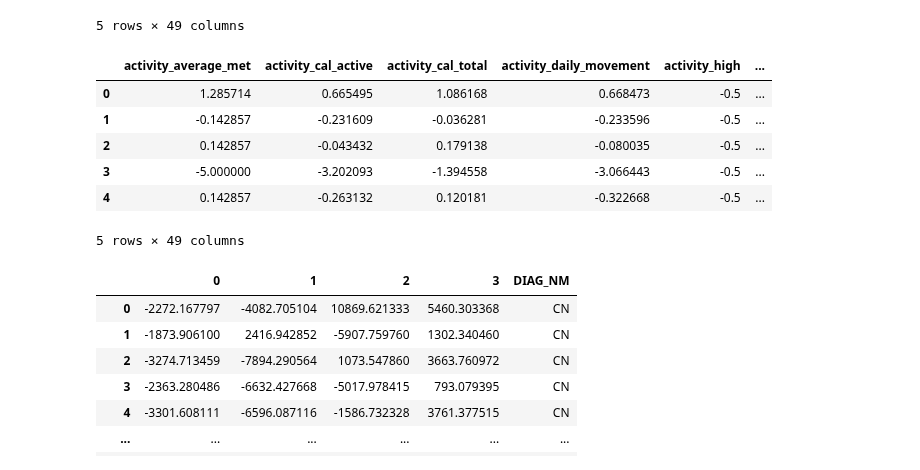
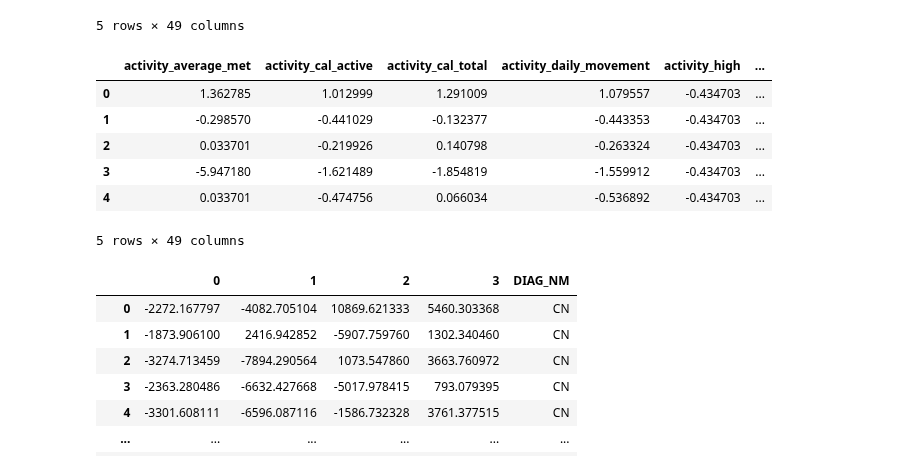
Before and after one commit to NumpyGonHey/Dementia_clf, a Jupyter notebook: dolphin/baseline_experiment.ipynb, the cells around one changed output. Drawn from its saved outputs; the diff is of its cells as text; code cells hidden in the pictures.

```diff
--- a/dolphin/baseline_experiment.ipynb
+++ b/dolphin/baseline_experiment.ipynb
@@ -238,19 +238,19 @@ processed_data.head()
 5 rows × 49 columns
 # %%
 # Scaling
-standardScaler = RobustScaler()
+standardScaler = StandardScaler()
 scaled_data = processed_data.iloc[:, :48].copy()
 scaled_data = pd.DataFrame(standardScaler.fit_transform(scaled_data), columns = scaled_data.columns)
 processed_data.iloc[:, :48]=scaled_data
 
 processed_data.head()
 # %% [output]
 |  | activity_average_met | activity_cal_active | activity_cal_total | activity_daily_movement | activity_high | ... |
-| 0 | 1.285714 | 0.665495 | 1.086168 | 0.668473 | -0.5 | ... |
-| 1 | -0.142857 | -0.231609 | -0.036281 | -0.233596 | -0.5 | ... |
-| 2 | 0.142857 | -0.043432 | 0.179138 | -0.080035 | -0.5 | ... |
-| 3 | -5.000000 | -3.202093 | -1.394558 | -3.066443 | -0.5 | ... |
-| 4 | 0.142857 | -0.263132 | 0.120181 | -0.322668 | -0.5 | ... |
+| 0 | 1.362785 | 1.012999 | 1.291009 | 1.079557 | -0.434703 | ... |
+| 1 | -0.298570 | -0.441029 | -0.132377 | -0.443353 | -0.434703 | ... |
+| 2 | 0.033701 | -0.219926 | 0.140798 | -0.263324 | -0.434703 | ... |
+| 3 | -5.947180 | -1.621489 | -1.854819 | -1.559912 | -0.434703 | ... |
+| 4 | 0.033701 | -0.474756 | 0.066034 | -0.536892 | -0.434703 | ... |
 5 rows × 49 columns
 # %%
 # PCA
```
Also changed, not shown: parts of 14 cells of this notebook, 1 other file.
